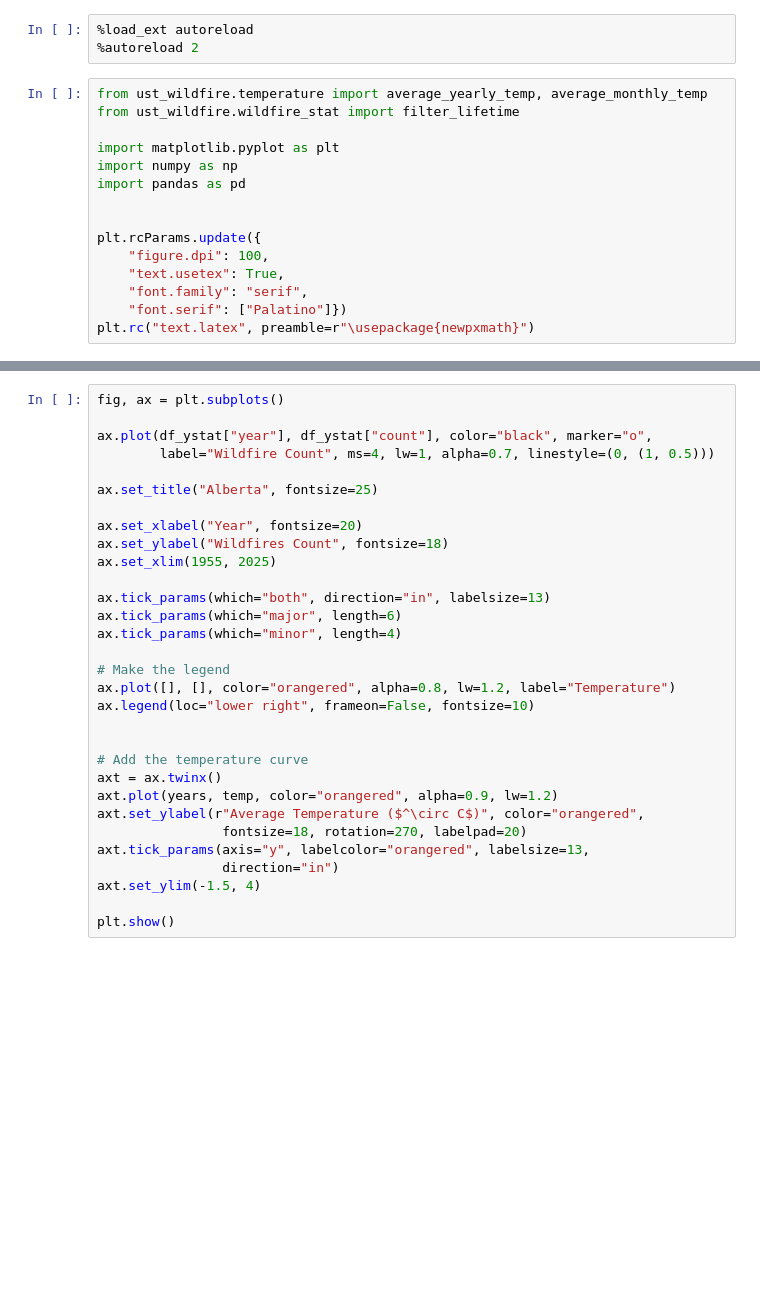
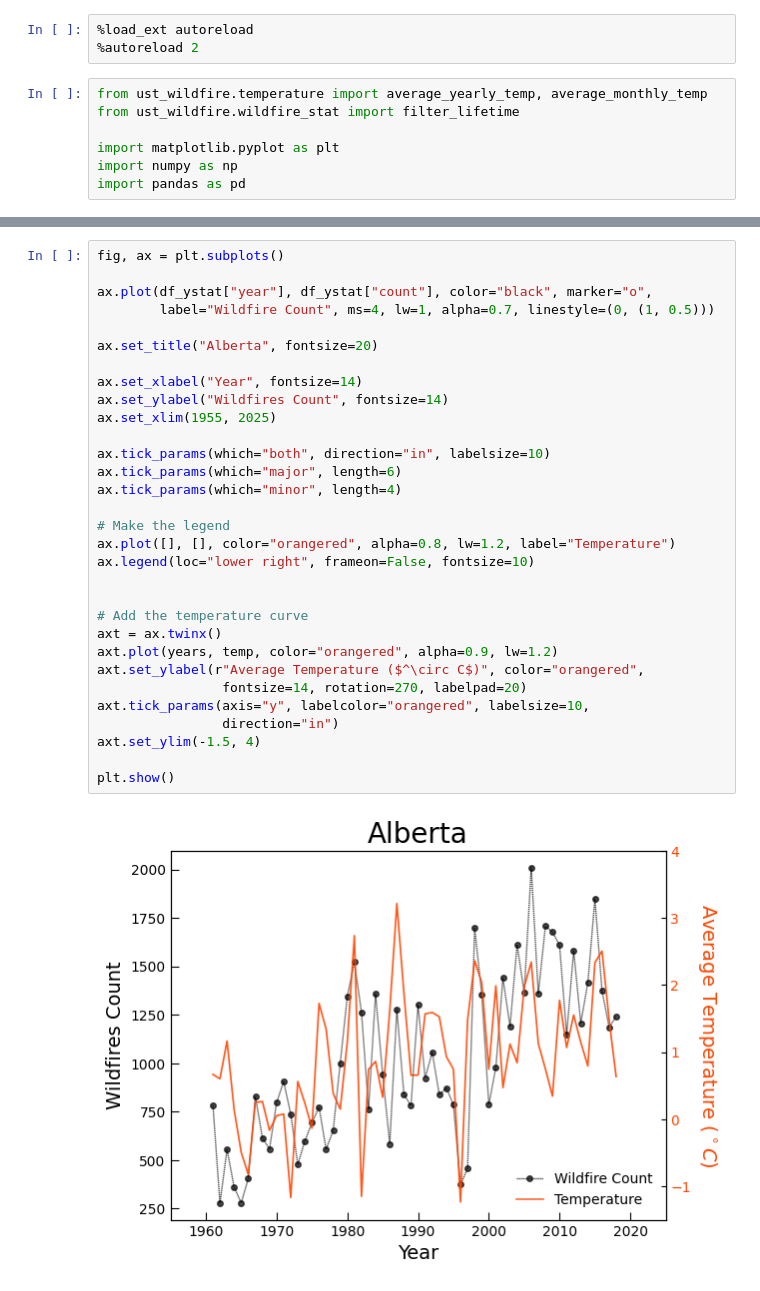
Before and after one commit to kcwongaz/ust-wildfire, a Jupyter notebook: notebooks/1_preliminary_alberta.ipynb, the cells around one changed output, grey strips where cells are left out. Cells and saved outputs as stored; diff of their text form; blank space fills up the shorter version.

```diff
--- a/notebooks/1_preliminary_alberta.ipynb
+++ b/notebooks/1_preliminary_alberta.ipynb
@@ -8,14 +8,6 @@ from ust_wildfire.wildfire_stat import filter_lifetime
 import matplotlib.pyplot as plt
 import numpy as np
 import pandas as pd
-
-
-plt.rcParams.update({
-    "figure.dpi": 100,
-    "text.usetex": True,
-    "font.family": "serif",
-    "font.serif": ["Palatino"]})
-plt.rc("text.latex", preamble=r"\usepackage{newpxmath}")
 # %%
 # Load the data
 df_fire = pd.read_csv(f"../data/alberta.csv")
@@ -36,34 +30,36 @@ df_fire = filter_lifetime(df_fire, 365)
 # %%
 fig, ax = plt.subplots()
 
 ax.plot(df_ystat["year"], df_ystat["count"], color="black", marker="o",
         label="Wildfire Count", ms=4, lw=1, alpha=0.7, linestyle=(0, (1, 0.5)))
 
-ax.set_title("Alberta", fontsize=25)
+ax.set_title("Alberta", fontsize=20)
 
-ax.set_xlabel("Year", fontsize=20)
-ax.set_ylabel("Wildfires Count", fontsize=18)
+ax.set_xlabel("Year", fontsize=14)
+ax.set_ylabel("Wildfires Count", fontsize=14)
 ax.set_xlim(1955, 2025)
 
-ax.tick_params(which="both", direction="in", labelsize=13)
+ax.tick_params(which="both", direction="in", labelsize=10)
 ax.tick_params(which="major", length=6)
 ax.tick_params(which="minor", length=4)
 
 # Make the legend
 ax.plot([], [], color="orangered", alpha=0.8, lw=1.2, label="Temperature")
 ax.legend(loc="lower right", frameon=False, fontsize=10)
 
 
 # Add the temperature curve
 axt = ax.twinx()
 axt.plot(years, temp, color="orangered", alpha=0.9, lw=1.2)
 axt.set_ylabel(r"Average Temperature ($^\circ C$)", color="orangered",
-                fontsize=18, rotation=270, labelpad=20)
-axt.tick_params(axis="y", labelcolor="orangered", labelsize=13,
+                fontsize=14, rotation=270, labelpad=20)
+axt.tick_params(axis="y", labelcolor="orangered", labelsize=10,
                 direction="in")
 axt.set_ylim(-1.5, 4)
 
 plt.show()
+# %% [output]
+[figure, added]
 # %%
 fig, ax = plt.subplots()
 
```
Also changed, not shown: parts of 9 cells of this notebook.
